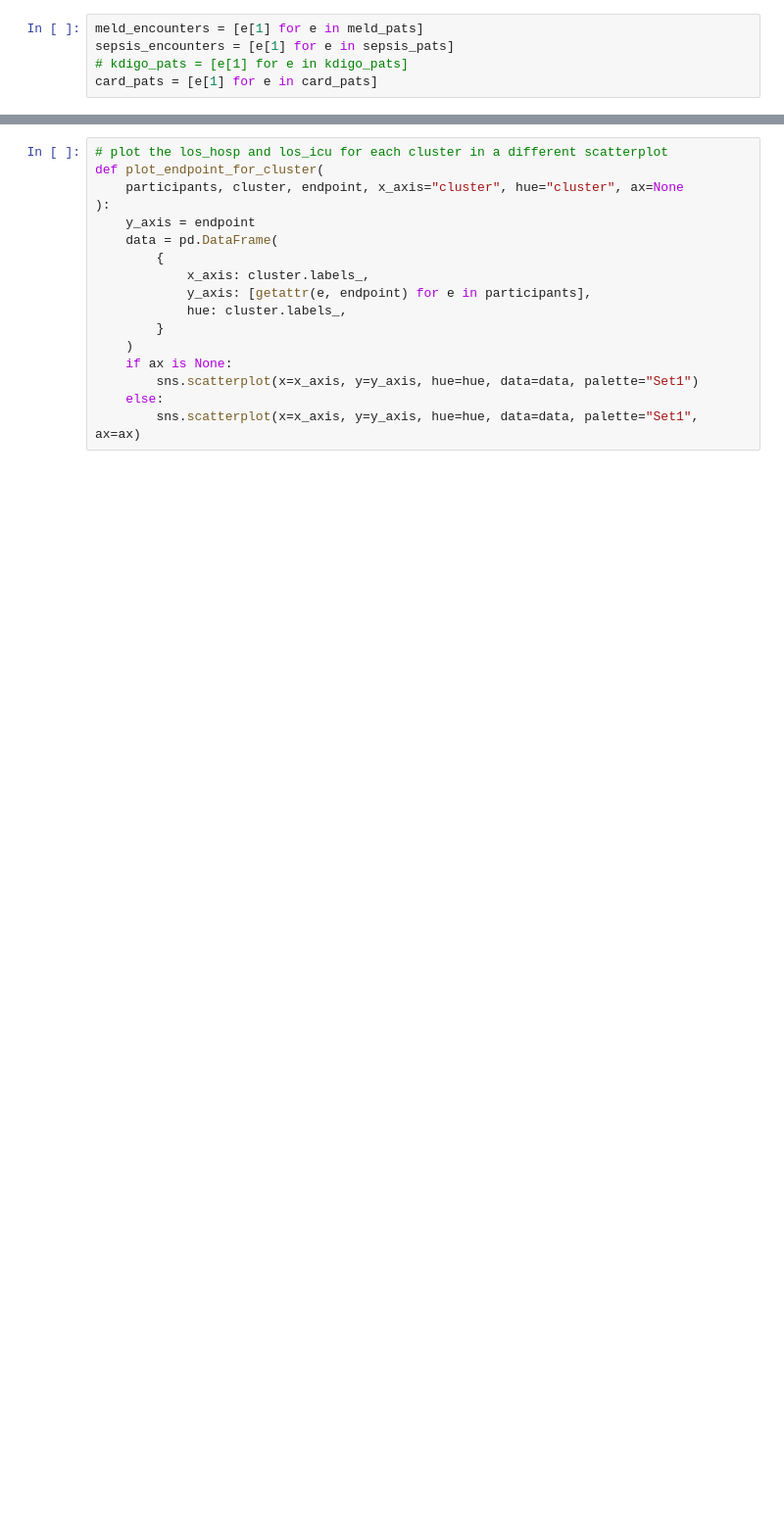
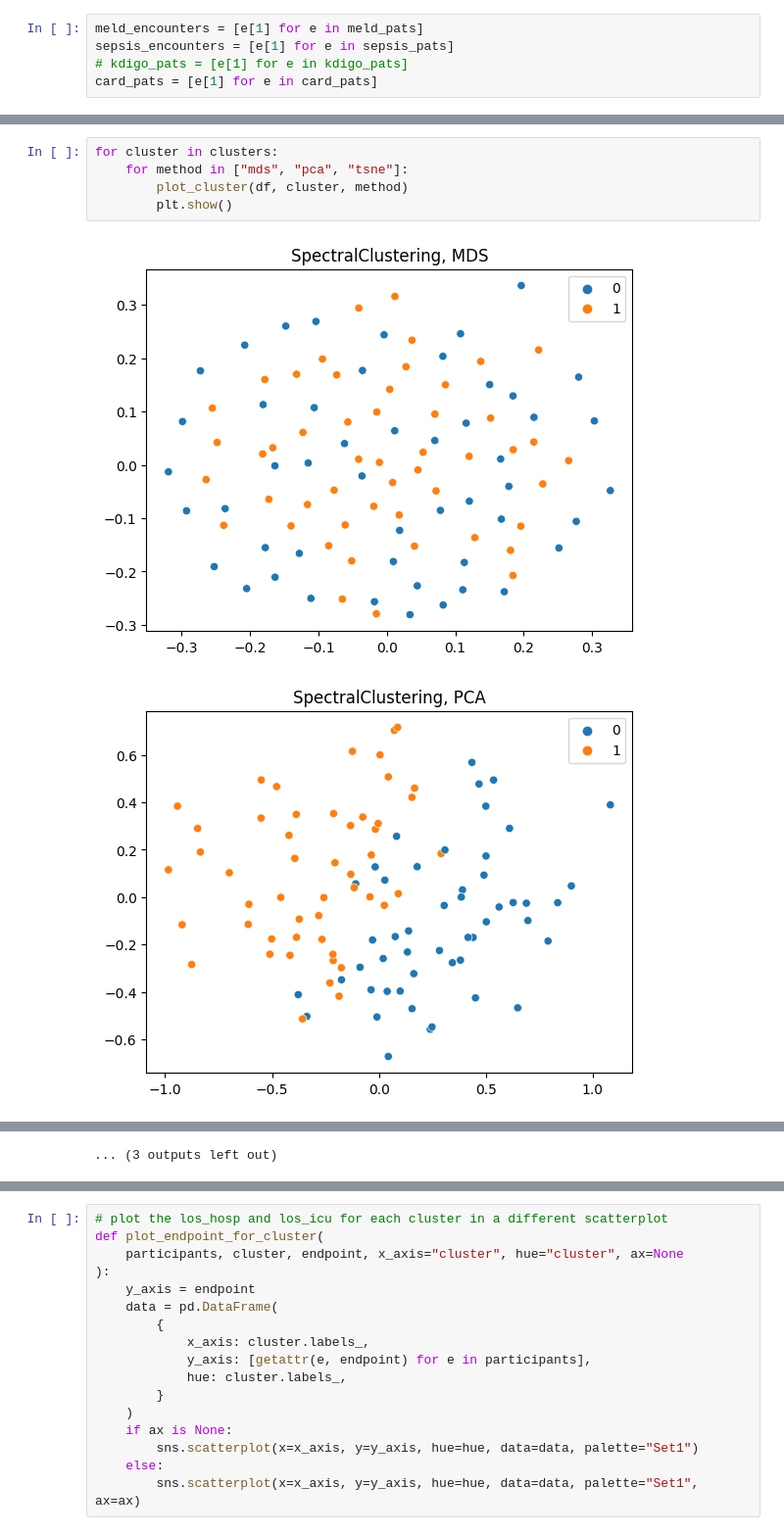
Before and after one commit to trostalski/simpa, a Jupyter notebook: src/notebooks/test-1.ipynb, the cells around one changed output, grey strips where cells are left out. Shown at 98% size. Cells and saved outputs as stored; diff of their text form; blank space fills up the shorter version.

```diff
--- a/src/notebooks/test-1.ipynb
+++ b/src/notebooks/test-1.ipynb
@@ -206,0 +252,8 @@ Cluster: AgglomerativeClustering
+# %%
+for cluster in clusters:
+    for method in ["mds", "pca", "tsne"]:
+        plot_cluster(df, cluster, method)
+        plt.show()
+# %% [output]
+[figure, added]
+[figure, added]
@@ -207,3 +270,4 @@ Cluster: AgglomerativeClustering
+... (3 outputs left out)
 # %%
 mds = MDS(n_components=2, dissimilarity="precomputed", random_state=1)
 pos = mds.fit_transform(df)
```
Also changed, not shown: parts of 15 cells of this notebook, 19 other files.
